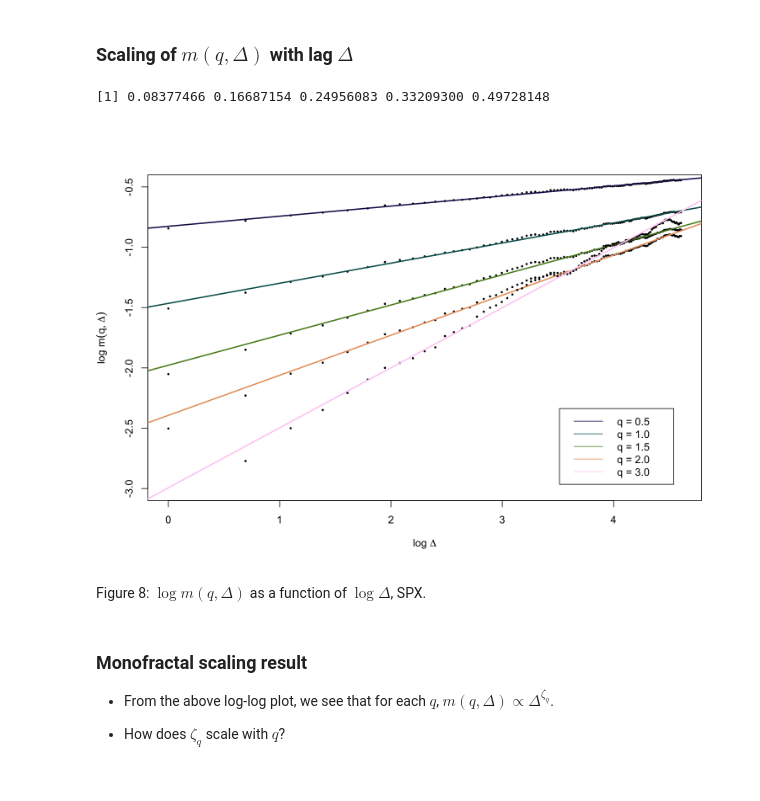
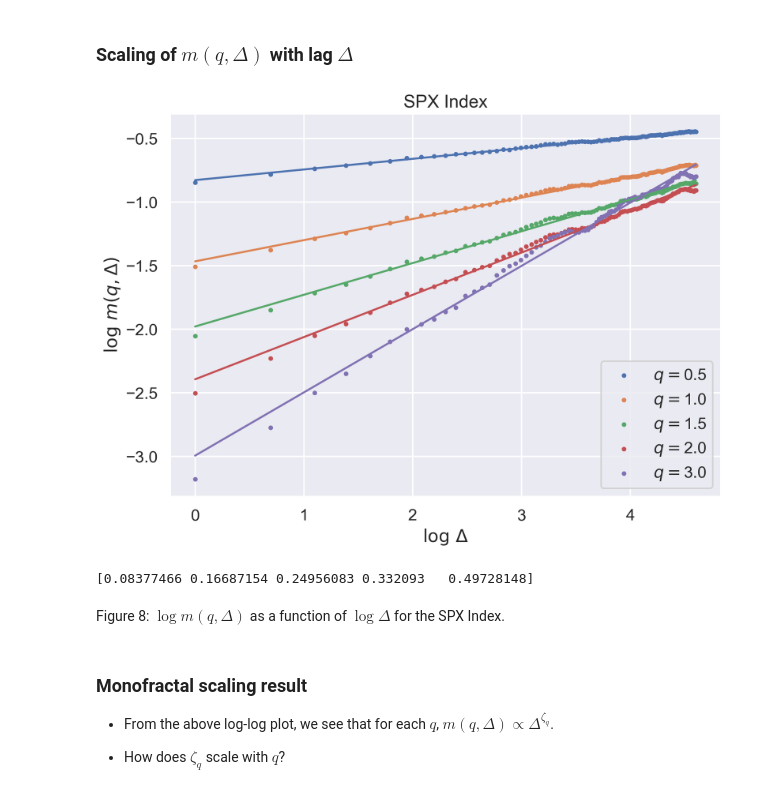
Before and after one commit to fbourgey/RoughVolatilityWorkshop, a Jupyter notebook: QM2024_1_Econometrics.ipynb, the cells around one changed output. Drawn from its saved outputs; the diff is of its cells as text; code cells hidden in the pictures.

```diff
--- a/QM2024_1_Econometrics.ipynb
+++ b/QM2024_1_Econometrics.ipynb
@@ -413,24 +282,0 @@ options(repr.plot.height = 7, repr.plot.width = 10)
-# %%
-plot(log(x), log(mq.del(x, q)),
-    pch = 20, cex = .5,
-    ylab = ylab, xlab = xlab, ylim = c(-3, -.5)
-)
-fit.lm <- lm(log(mq.del(x, q)) ~ log(x))
-abline(fit.lm, col = my.col[1], lwd = 2)
-zeta.q[1] <- coef(fit.lm)[2]
-
-for (i in 2:5) {
-    q <- qVec[i]
-    points(log(x), log(mq.del(x, q)), pch = 20, cex = .5)
-    fit.lm <- lm(log(mq.del(x, q)) ~ log(x))
-    abline(fit.lm, col = my.col[i], lwd = 2)
-    zeta.q[i] <- coef(fit.lm)[2]
-}
-legend("bottomright", c("q = 0.5", "q = 1.0", "q = 1.5", "q = 2.0", "q = 3.0"),
-    inset = 0.05, lty = 1, col = my.col
-)
-
-print(zeta.q)
-# %% [output]
-[1] 0.08377466 0.16687154 0.24956083 0.33209300 0.49728148
-[figure, removed]
@@ -437,5 +318,36 @@ print(zeta.q)
+# %%
+lags = np.arange(1, 101, dtype=int)
+q_vec = np.array([0.5, 1, 1.5, 2, 3])
+zeta_q = np.zeros(5)
+
+spx_realized_vol = df_spx["rv"].to_numpy() ** 0.5
+# %%
+fig, ax = plt.subplots(figsize=(10, 7))
+zeta_q = np.zeros(5)
+
+for i, q in enumerate(q_vec):
+    y = np.log(m_q_moment_diff_logvol(sig=spx_realized_vol, q=q, lag=lags))
+    x = np.log(lags)
+
+    ax.scatter(x, y, s=10, label=f"$q =${q:.1f}")
+    # linear regression
+    alpha, beta = linreg(x, y)
+    ax.plot(x, alpha + beta * x, linewidth=2)
+    zeta_q[i] = beta
+
+ax.set_xlabel(r"$\log\, \Delta$")
+ax.set_ylabel(r"$\log\, m(q, \Delta)$")
+# plt.ylim(-3, -0.5)
+ax.legend(loc="lower right")
+ax.set_title("SPX Index")
+plt.show()
+
+print(zeta_q)
+# %% [output]
+[figure, added]
+[0.08377466 0.16687154 0.24956083 0.332093   0.49728148]
 # %% [markdown]
-Figure 8: $\log m(q,\Delta)$ as a function of $\log \Delta$, SPX.
+Figure 8: $\log m(q,\Delta)$ as a function of $\log \Delta$ for the SPX Index.
 # %% [markdown]
 ### Monofractal scaling result
 
```
Also changed, not shown: parts of 60 cells of this notebook, 5 other files.
